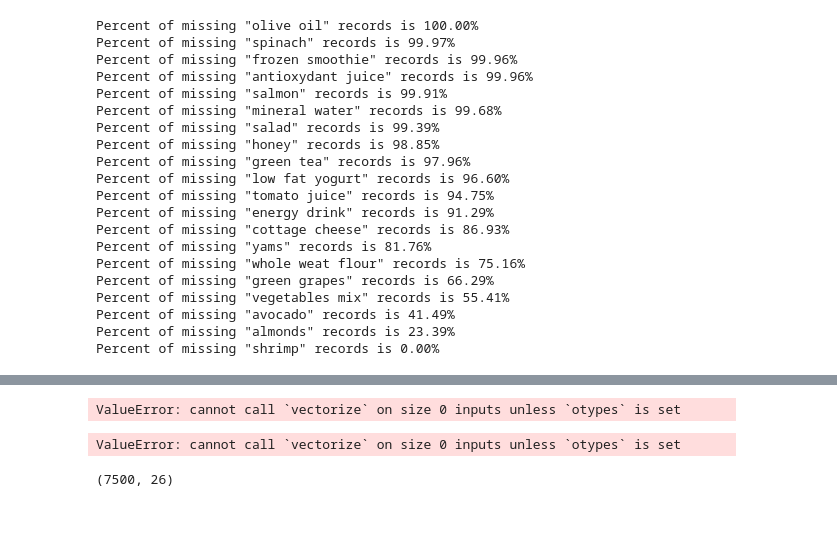
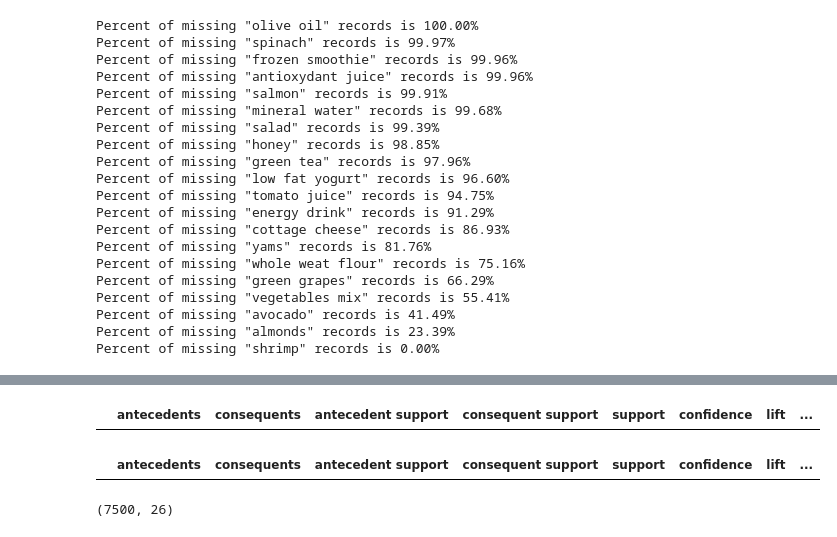
Before and after one commit to Meryem-HORMATE/Python_work, a Jupyter notebook: Association_Rules.ipynb, the cells around one changed output, grey strips where cells are left out. Drawn from its saved outputs; the diff is of its cells as text; code cells hidden in the pictures.

```diff
--- a/Association_Rules.ipynb
+++ b/Association_Rules.ipynb
@@ -340,13 +373,13 @@ frequent_itemsets
 # %%
 from mlxtend.frequent_patterns import association_rules
-association_rules(frequent_itemsets,metric="confidence",min_threshold=0.7) # associate itemsets with confidence over 70%.
+association_rules(frequent_itemsets,metric="confidence",min_threshold=0.0) # associate itemsets with confidence over 70%.
 # %% [output]
-ValueError: cannot call `vectorize` on size 0 inputs unless `otypes` is set
+|  | antecedents | consequents | antecedent support | consequent support | support | confidence | lift | ... |
 # %%
 from mlxtend.frequent_patterns import association_rules
-association_rules(frequent_itemsets,metric="lift",min_threshold=1.25)
+association_rules(frequent_itemsets,metric="lift",min_threshold=0.1)
 # %% [output]
-ValueError: cannot call `vectorize` on size 0 inputs unless `otypes` is set
+|  | antecedents | consequents | antecedent support | consequent support | support | confidence | lift | ... |
 # %%
 df.shape
 # %% [output]
```
Also changed, not shown: parts of 9 cells of this notebook.
